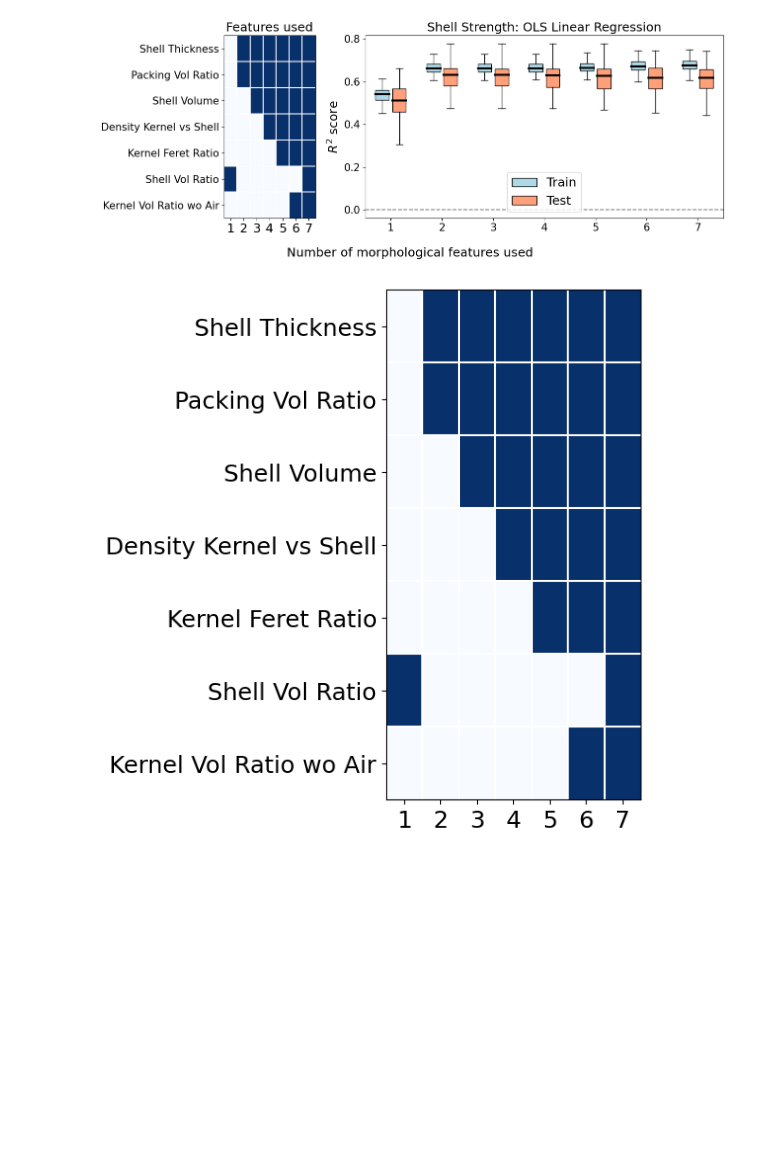
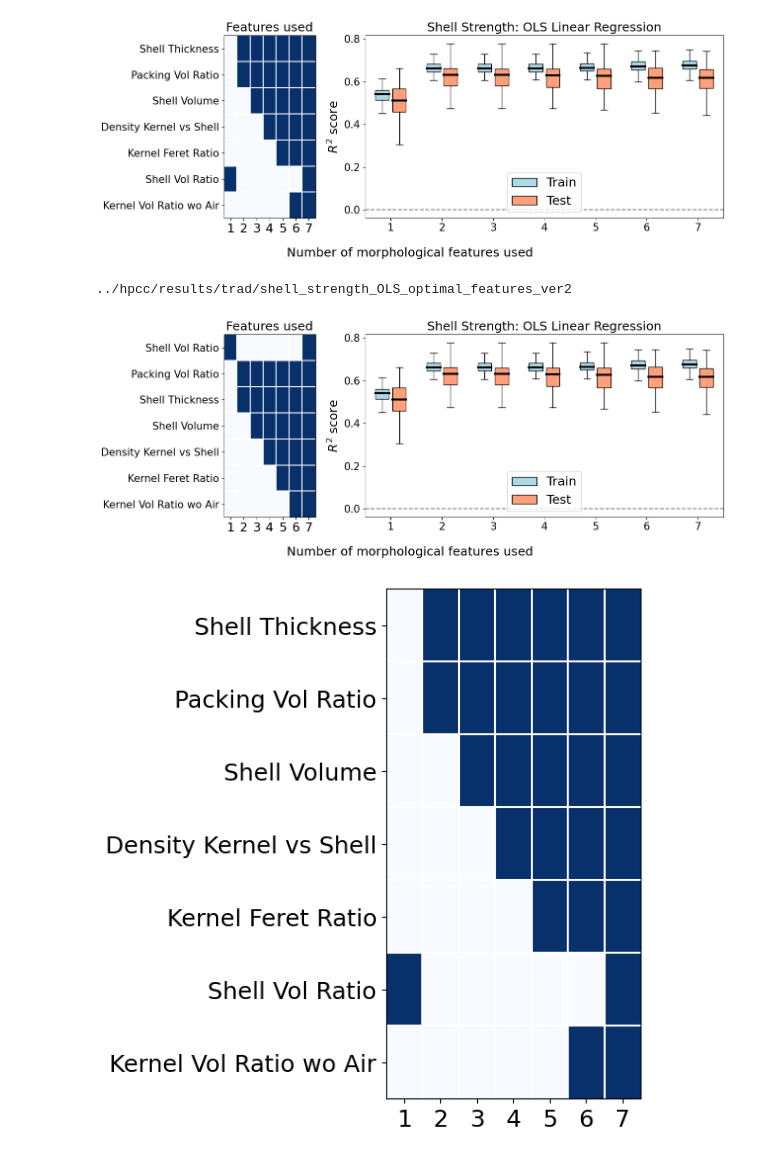
Before and after one commit to amezqui3/walnut_tda, a Jupyter notebook: jupyter/12_data_prediction-shellstrength.ipynb, the cells around one changed output. Drawn from its saved outputs; the diff is of its cells as text; code cells hidden in the pictures; blank space fills up the shorter version.

```diff
--- a/jupyter/12_data_prediction-shellstrength.ipynb
+++ b/jupyter/12_data_prediction-shellstrength.ipynb
@@ -254,7 +246,8 @@ print(filename)
 # Fix $\alpha$ and explore the most relevant coefficients
 # %%
 N = 1000
-alpha = alphas[np.argmax(describe[:,1,1])]
+#alpha = alphas[np.argmax(describe[:,1,1])]
+alpha = 0.045
 R2 = np.zeros((N,2))
 coefs = np.zeros((N,X.shape[1]))
 
@@ -510,6 +503,58 @@ plt.savefig(filename + '.svg', format='svg', bbox_inches='tight')
 # %% [output]
 ../hpcc/results/trad/shell_strength_OLS_optimal_features
 [figure]
+# %%
+uq, idx = np.unique(np.hstack(maxargs), return_index=True)
+argsum = uq[np.argsort(idx)]
+# %%
+fs = 18
+vert = True
+
+fig, ax = plt.subplots(1,2,figsize=(13,5), width_ratios=[1,3])
+ax = np.atleast_1d(ax).ravel()
+
+i = 0
+
+ax[i].imshow(img.T[argsum], cmap='Blues')
+for k in range(M-1):
+    ax[i].axhline(k+0.5, c='w')
+    ax[i].axvline(k+0.5, c='w')
+
+ax[i].set_aspect(2)
+ax[i].set_yticks(range(M), labels.col_labels.iloc[iniN + s_mask].iloc[r_mask].iloc[argsum].values, fontsize=fs-3)
+ax[i].set_xticks(range(M), 1+np.arange(M), fontsize=fs);
+ax[i].set_title('Features used', fontsize=fs)
+
+i = 1
+
+bp1 = ax[i].boxplot(boxtrain, notch=False, sym='', vert=vert, widths=0.4, patch_artist=True,
+                   medianprops={'lw':3, 'color':'k'}, positions=1.5*np.arange(M)-0.25)
+for patch in bp1['boxes']:
+        patch.set_facecolor(colors[1])
+
+bp2 = ax[i].boxplot(boxtest, notch=False, sym='', vert=vert, widths=0.4, patch_artist=True,
+                   medianprops={'lw':3, 'color':'k'}, positions=1.5*np.arange(M)+0.25)
+for patch in bp2['boxes']:
+        patch.set_facecolor(colors[0])
+ax[i].legend([bp1["boxes"][0], bp2["boxes"][0]], ['Train', 'Test'], loc='lower center', fontsize=fs)
+ax[i].axhline(0, c='gray', zorder=0, ls='--')
+ax[i].set_xticks(1.5*np.arange(M), 1+np.arange(M))
+ax[i].set_ylabel('$R^2$ score', fontsize=fs)
+ax[i].tick_params(labelsize=fs-3);
+ax[i].set_title(yvalue + ': OLS Linear Regression', fontsize=fs)
+
+fig.supxlabel('Number of morphological features used', fontsize=fs)
+
+fig.tight_layout();
+
+filename = dst + yvalue.lower().replace(' ','_') + '_OLS_optimal_features_ver2'
+print(filename)
+#plt.savefig(filename + '.jpg', dpi=150, bbox_inches='tight', pil_kwargs = {'optimize':True}, format='jpg')
+plt.savefig(filename + '.pdf', format='pdf', bbox_inches='tight')
+plt.savefig(filename + '.svg', format='svg', bbox_inches='tight')
+# %% [output]
+../hpcc/results/trad/shell_strength_OLS_optimal_features_ver2
+[figure, added]
 # %%
 fig, ax = plt.subplots(1,1,figsize=(7,7))
 ax = np.atleast_1d(ax).ravel(); i=0
```
Also changed, not shown: parts of 7 cells of this notebook, 2 other files.
